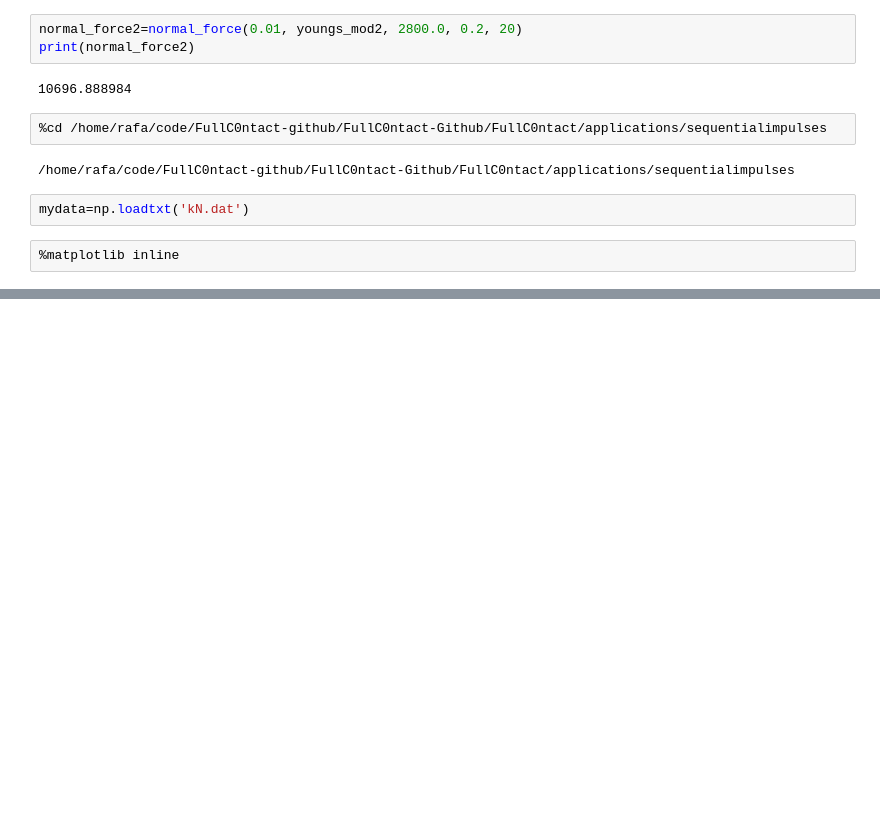
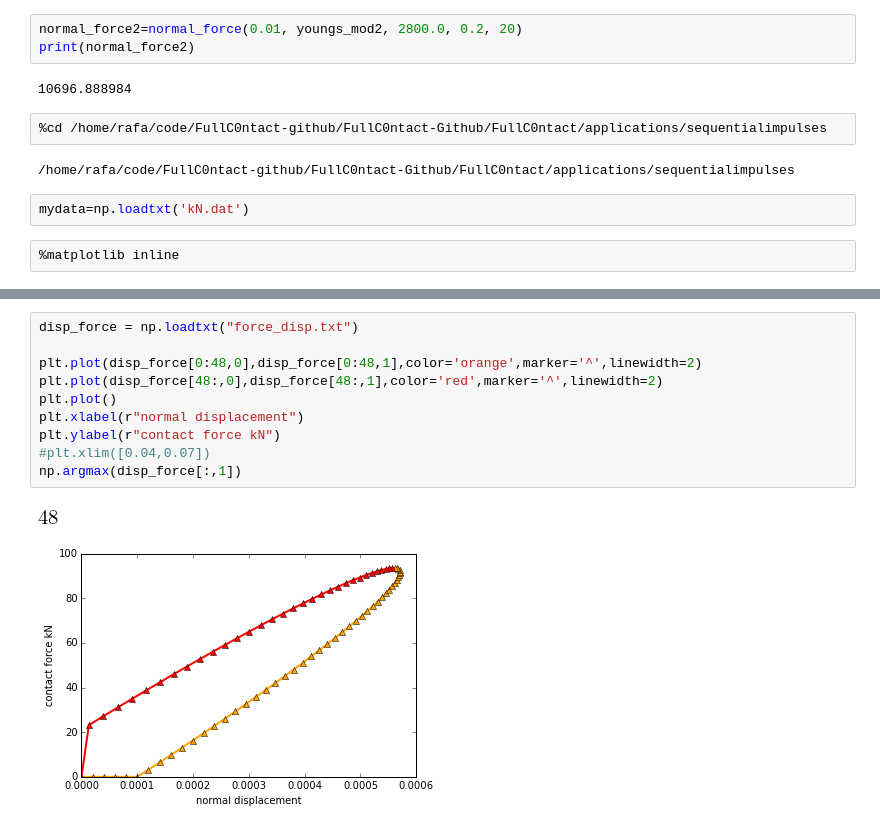
Before and after one commit to rmuenste/ipython-tut, a Jupyter notebook: ipython_intro.ipynb, the cells around one changed output, grey strips where cells are left out. Cells and saved outputs as stored; diff of their text form; blank space fills up the shorter version.

```diff
--- a/ipython_intro.ipynb
+++ b/ipython_intro.ipynb
@@ -339,0 +374,13 @@ plt.xlim([0.0,0.055])
+# %%
+disp_force = np.loadtxt("force_disp.txt")
+
+plt.plot(disp_force[0:48,0],disp_force[0:48,1],color='orange',marker='^',linewidth=2)
+plt.plot(disp_force[48:,0],disp_force[48:,1],color='red',marker='^',linewidth=2)
+plt.plot()
+plt.xlabel(r"normal displacement")
+plt.ylabel(r"contact force kN")
+#plt.xlim([0.04,0.07])
+np.argmax(disp_force[:,1])
+# %% [output]
+[figure, added]
+[figure, added]
```
Also changed, not shown: parts of 8 cells of this notebook.
